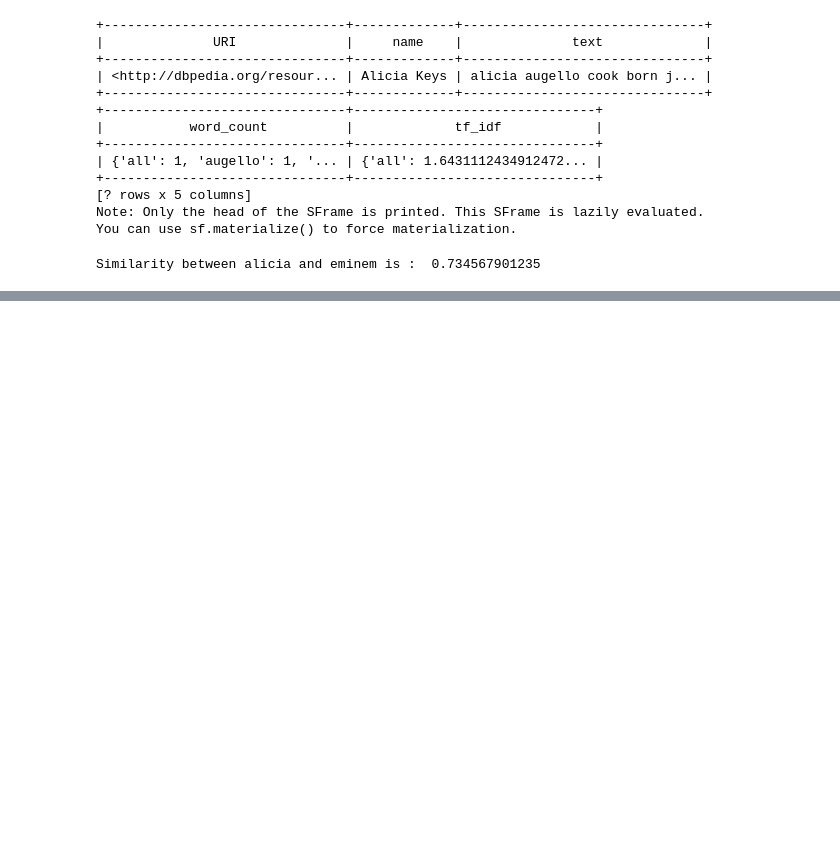
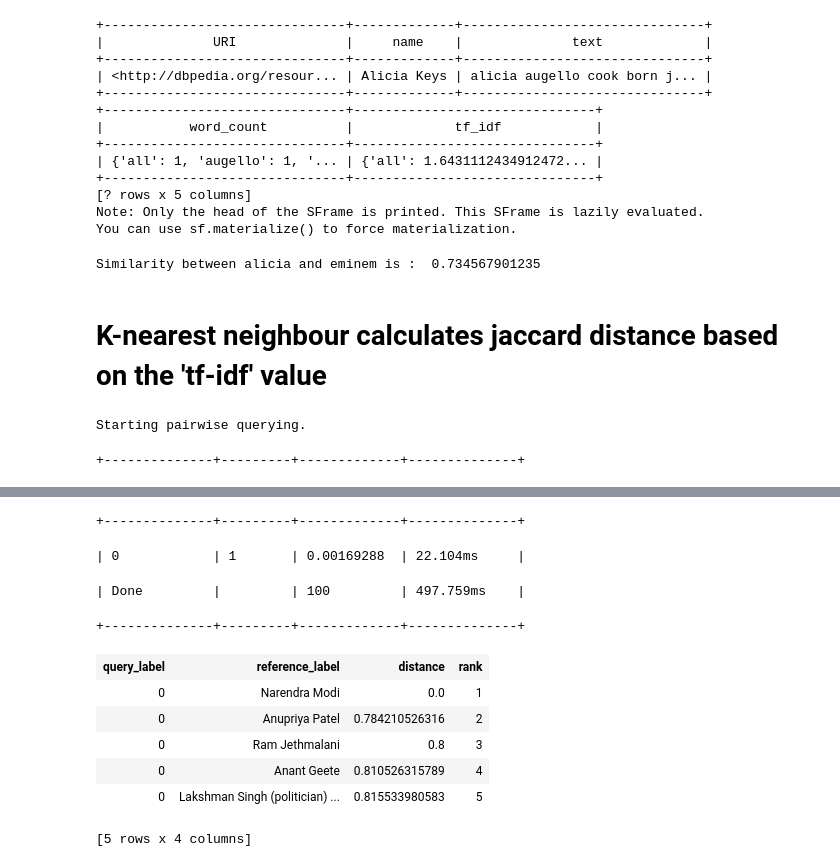
Before and after one commit to thesharpshooter/b, a Jupyter notebook: Week 4/Untitled.ipynb, the cells around one changed output, grey strips where cells are left out. Cells and saved outputs as stored; diff of their text form; code cells hidden in the pictures; blank space fills up the shorter version.

```diff
--- a/Week 4/Untitled.ipynb
+++ b/Week 4/Untitled.ipynb
@@ -454,3 +454,11 @@ You can use sf.materialize() to force materialization.
 print "Similarity between alicia and eminem is : ",gl.distances.jaccard(eminem['tf_idf'][0],alicia['tf_idf'][0])
 # %% [output]
 Similarity between alicia and eminem is :  0.734567901235
+# %% [markdown]
+# K-nearest neighbour calculates jaccard distance based on the 'tf-idf' value
+# %%
+narendra_modi = people[people['name'] == 'Narendra Modi']
+knn_model.query(narendra_modi)
+# %% [output]
+Starting pairwise querying.
++--------------+---------+-------------+--------------+
@@ -456,0 +466,11 @@ Similarity between alicia and eminem is :  0.734567901235
++--------------+---------+-------------+--------------+
+| 0            | 1       | 0.00169288  | 22.104ms     |
+| Done         |         | 100         | 497.759ms    |
++--------------+---------+-------------+--------------+
+| query_label | reference_label | distance | rank |
+| 0 | Narendra Modi | 0.0 | 1 |
+| 0 | Anupriya Patel | 0.784210526316 | 2 |
+| 0 | Ram Jethmalani | 0.8 | 3 |
+| 0 | Anant Geete | 0.810526315789 | 4 |
+| 0 | Lakshman Singh (politician) ... | 0.815533980583 | 5 |
+[5 rows x 4 columns]
```
Also changed, not shown: parts of 13 cells of this notebook.
